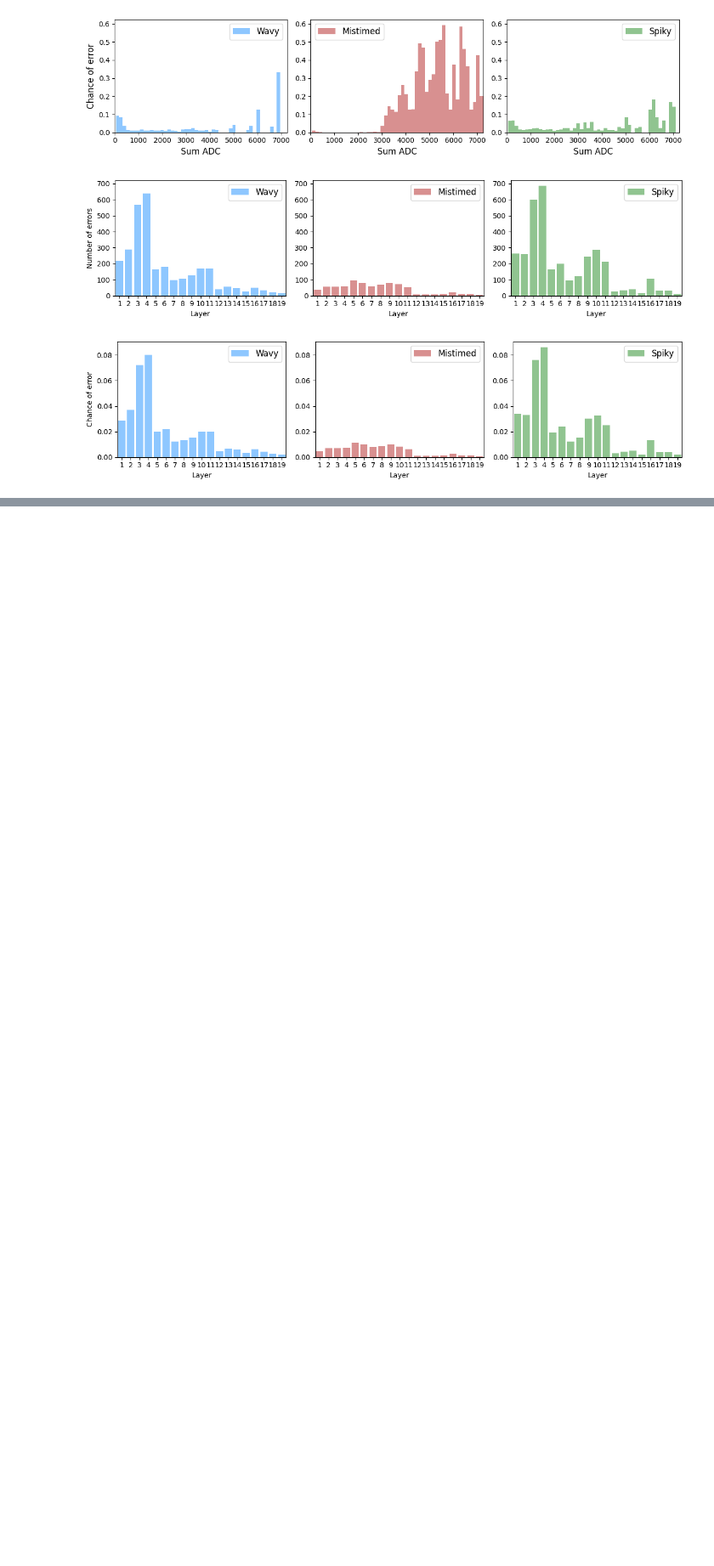
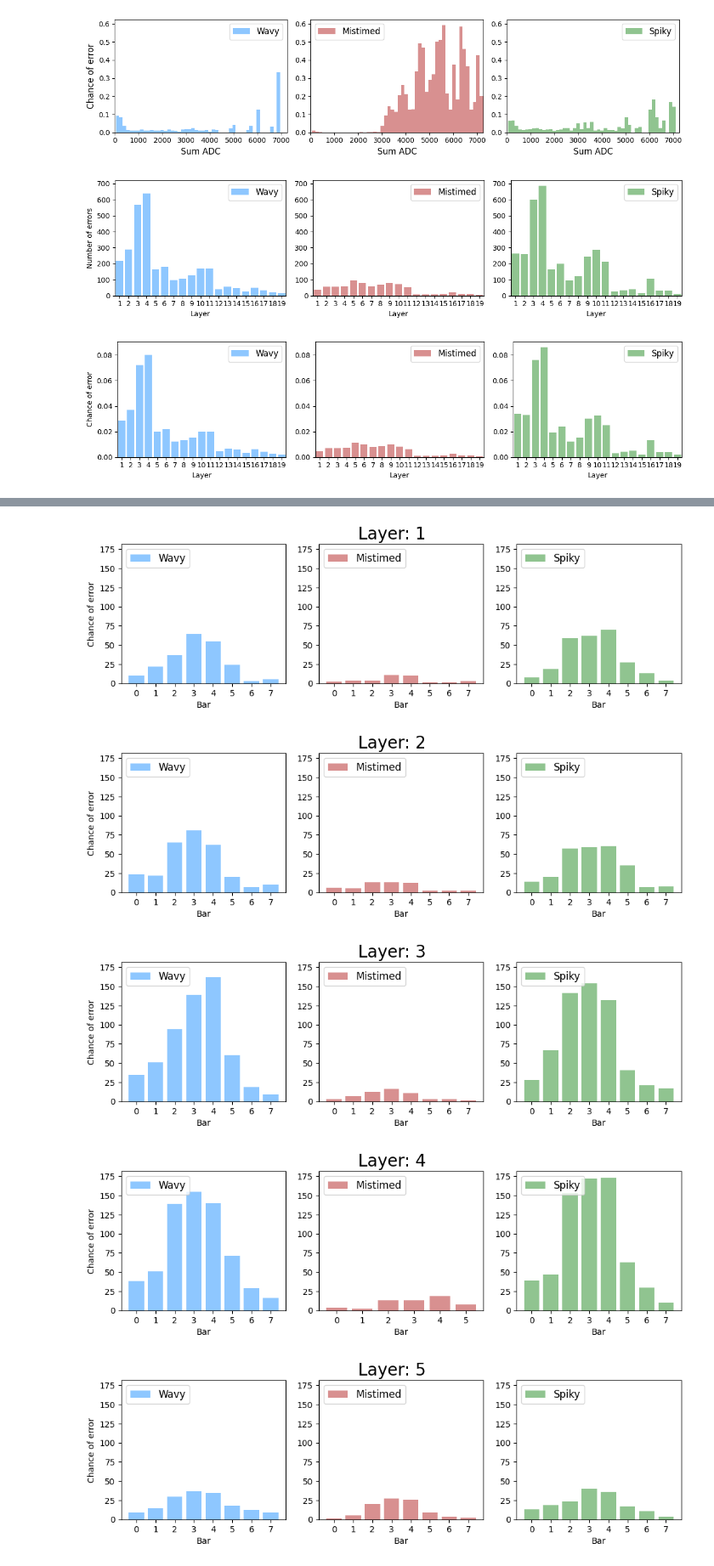
Before and after one commit to gajdangreta/hcalTestBeam, a Jupyter notebook: hcalEnv/notebooks/pulse_analysis.ipynb, the cells around one changed output, grey strips where cells are left out. Shown at 85% size. Cells and saved outputs as stored; diff of their text form; code cells hidden in the pictures; blank space fills up the shorter version.

Commit message:
cleaned up error-by-bar plotting

```diff
--- a/hcalEnv/notebooks/pulse_analysis.ipynb
+++ b/hcalEnv/notebooks/pulse_analysis.ipynb
@@ -285,0 +229,48 @@ for l in range(1,20):
+# %%
+def plot_error_by_bar(run_df, is_relative, plot_folder,save_plot=False):
+    wavy, mistimed, spiky=make_bar_error_histogram(run_df, is_relative)
+    ymax=max([max(wavy["event"]), max(mistimed["event"]), max(spiky["event"])])*1.05
+
+    for l in range(1,20):
+        plt.suptitle("Layer: "+str(l), fontsize=20)
+
+        helper_df=wavy.query('layer == @l').droplevel(0)
+        plt.subplot(1,3,1)
+        plt.bar(helper_df.index,helper_df["event"],color="dodgerblue",alpha=0.5, label="Wavy")
+        plt.xticks(helper_df.index)
+        plt.xlabel("Bar")
+        plt.ylabel("Chance of error")
+        plt.legend(fontsize=12, loc="upper left")
+        plt.ylim(0,ymax)
+
+        helper_df=mistimed.query('layer == @l').droplevel(0)
+        plt.subplot(1,3,2)
+        plt.bar(helper_df.index,helper_df["event"],color="firebrick",alpha=0.5, label="Mistimed")
+        plt.xticks(helper_df.index)
+        plt.xlabel("Bar")
+        plt.legend(fontsize=12, loc="upper left")
+        plt.ylim(0,ymax)
+
+        helper_df=spiky.query('layer == @l').droplevel(0)
+        plt.subplot(1,3,3)
+        plt.bar(helper_df.index,helper_df["event"],color="forestgreen",alpha=0.5, label="Spiky")
+        plt.xticks(helper_df.index)
+        plt.xlabel("Bar")
+        plt.legend(fontsize=12, loc="upper left")
+        plt.ylim(0,ymax)
+
+        if save_plot:
+            Path(plot_folder+"error_by_bar").mkdir(parents=True, exist_ok=True)
+            if is_relative:
+                plt.savefig(plot_folder+"error_by_bar/relative_layer_"+str(l)+".png", bbox_inches='tight')
+            else:
+                plt.savefig(plot_folder+"error_by_bar/absolute_layer_"+str(l)+".png", bbox_inches='tight')
+        plt.show()
+# %%
+plot_error_by_bar(big_df, False,p_folder, True)
+# %% [output]
+[figure, added]
+[figure, added]
+[figure, added]
+[figure, added]
+[figure, added]
```
Also changed, not shown: parts of 11 cells of this notebook, 38 other files.
